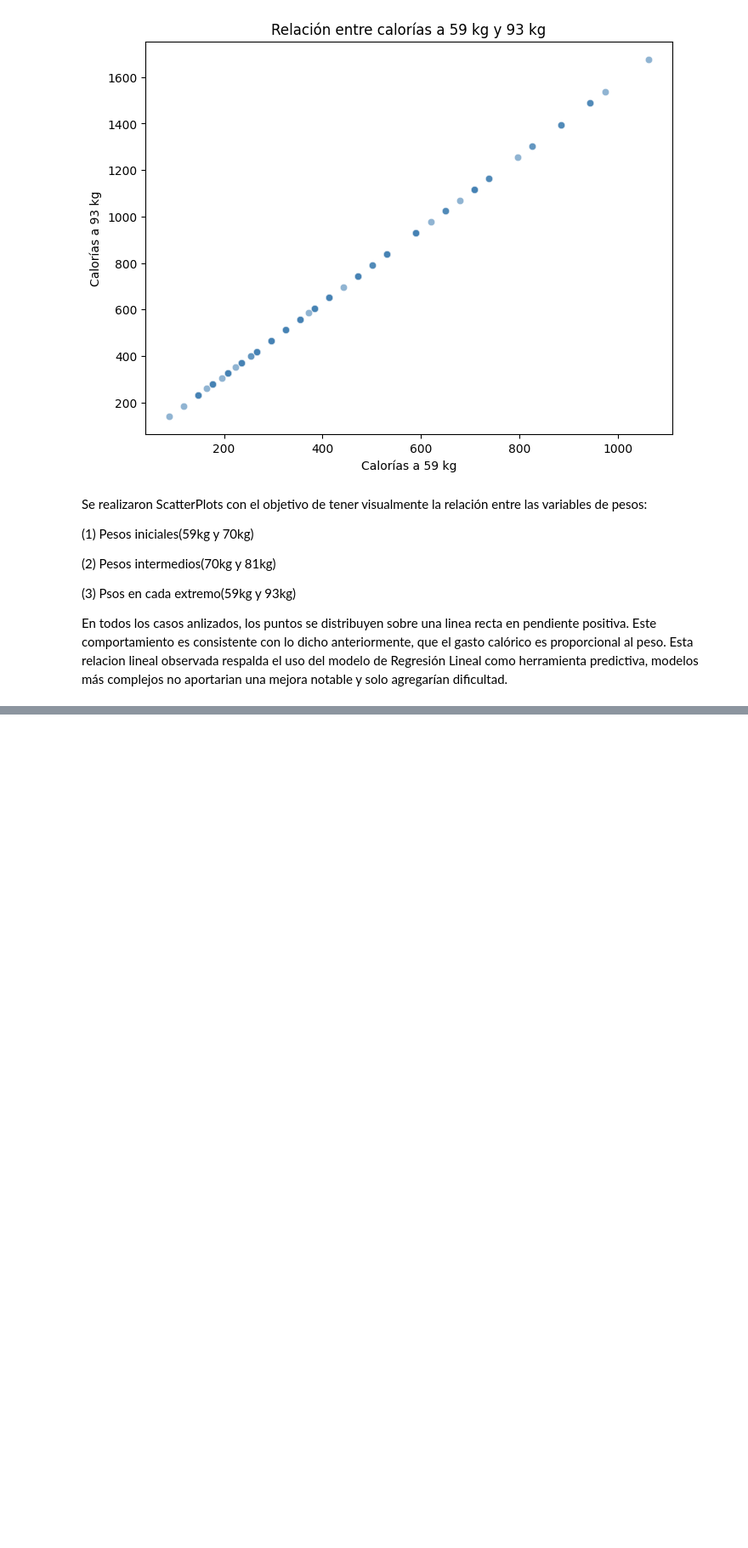
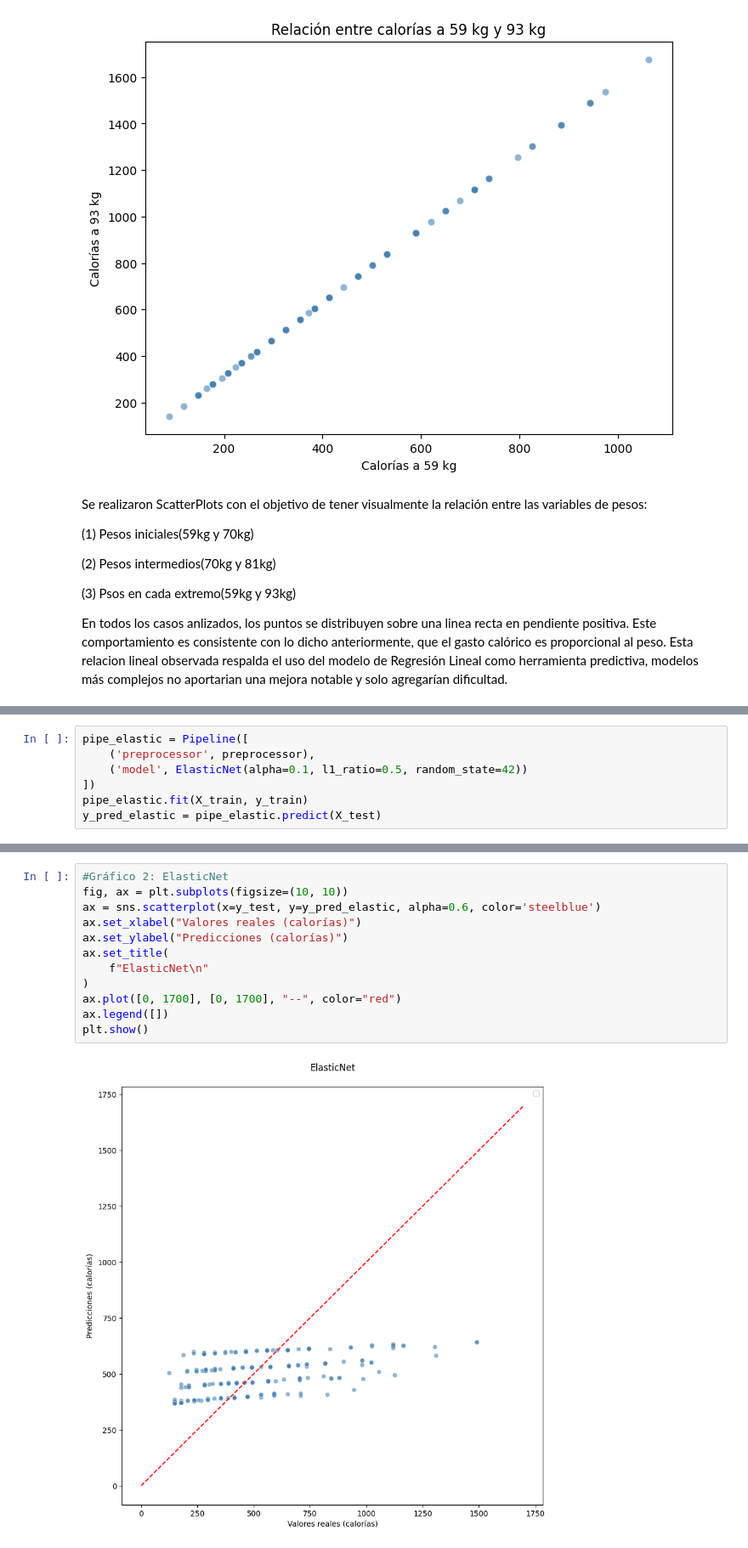
Before and after one commit to 1iFabi/calories_burn, a Jupyter notebook: calories.ipynb, the cells around one changed output, grey strips where cells are left out. Shown at 85% size. Drawn from its saved outputs; the diff is of its cells as text; blank space fills up the shorter version.

```diff
--- a/calories.ipynb
+++ b/calories.ipynb
@@ -155,0 +264,7 @@ Se realizaron ScatterPlots con el objetivo de tener visualmente la relación ent
+# %%
+pipe_elastic = Pipeline([
+    ('preprocessor', preprocessor),
+    ('model', ElasticNet(alpha=0.1, l1_ratio=0.5, random_state=42))
+])
+pipe_elastic.fit(X_train, y_train)
+y_pred_elastic = pipe_elastic.predict(X_test)
@@ -155,0 +298,14 @@ Se realizaron ScatterPlots con el objetivo de tener visualmente la relación ent
+# %%
+#Gráfico 2: ElasticNet
+fig, ax = plt.subplots(figsize=(10, 10))
+ax = sns.scatterplot(x=y_test, y=y_pred_elastic, alpha=0.6, color='steelblue')
+ax.set_xlabel("Valores reales (calorías)")
+ax.set_ylabel("Predicciones (calorías)")
+ax.set_title(
+    f"ElasticNet\n"
+)
+ax.plot([0, 1700], [0, 1700], "--", color="red")
+ax.legend([])
+plt.show()
+# %% [output]
+[figure, added]
```
Also changed, not shown: parts of 34 cells of this notebook.
